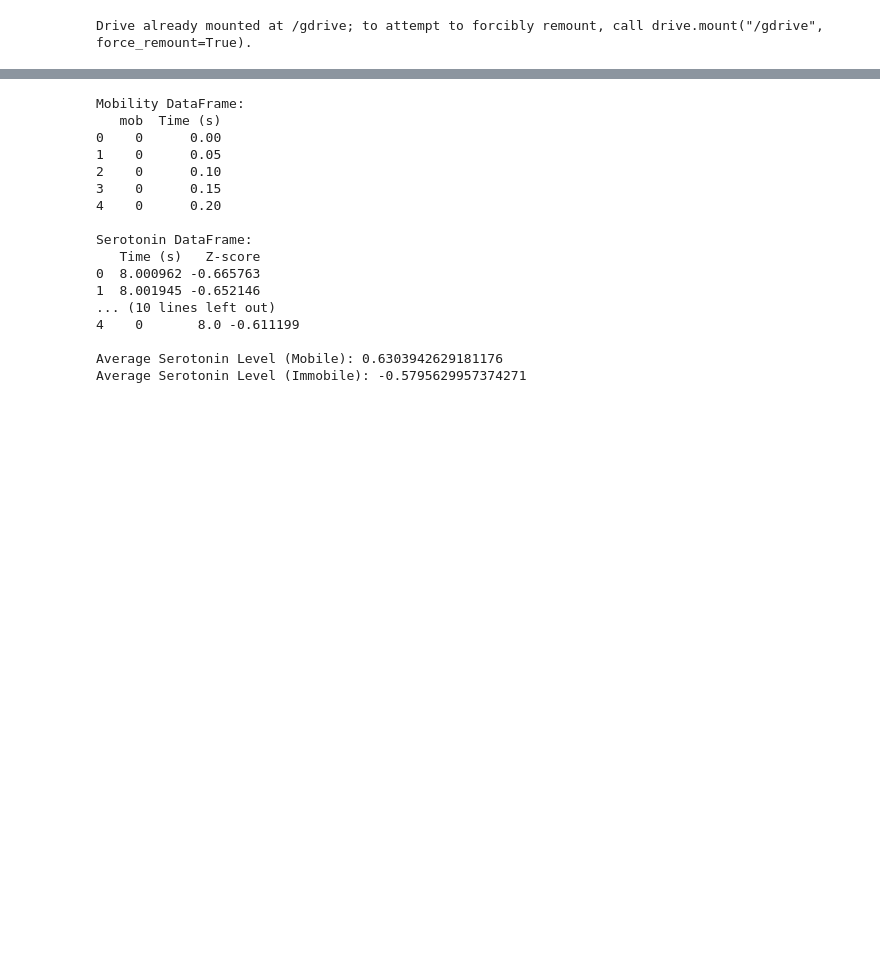
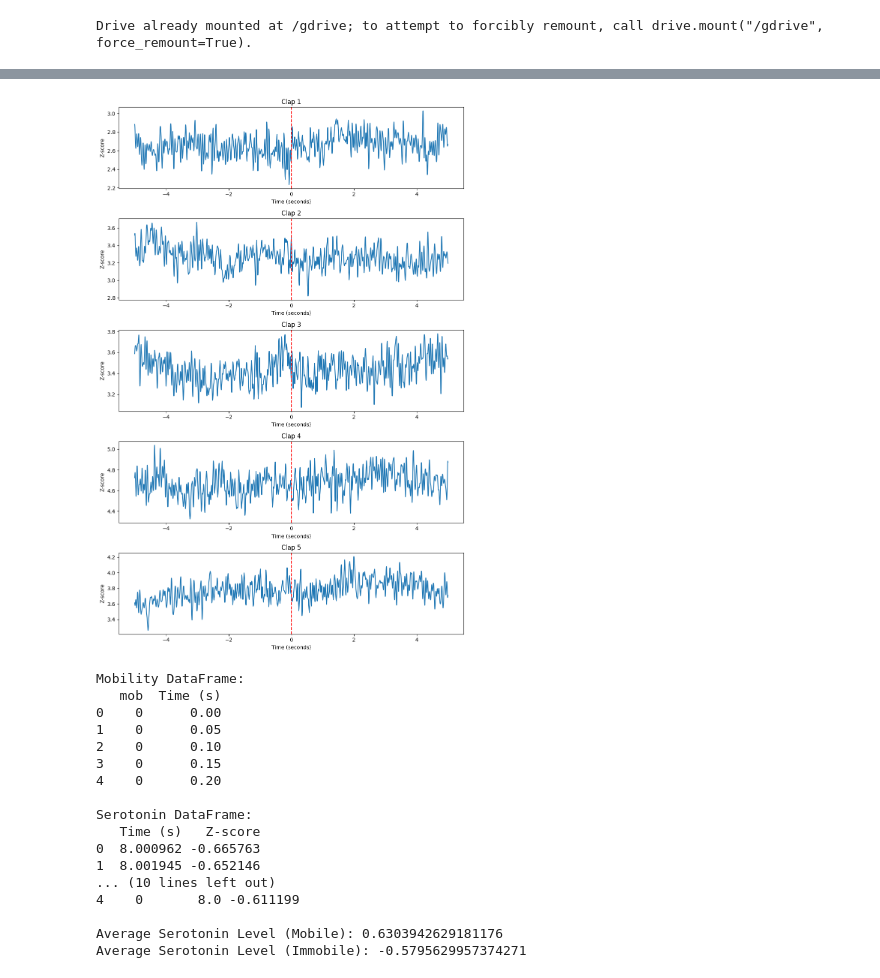
Before and after one commit to GergelyTuri/context-project, a Jupyter notebook: notebooks/pcb_experiments/AT_merged_data_analysis.ipynb, the cells around one changed output, grey strips where cells are left out. Drawn from its saved outputs; the diff is of its cells as text; code cells hidden in the pictures; blank space fills up the shorter version.

```diff
--- a/notebooks/pcb_experiments/AT_merged_data_analysis.ipynb
+++ b/notebooks/pcb_experiments/AT_merged_data_analysis.ipynb
@@ -12,7 +19,7 @@ Drive already mounted at /gdrive; to attempt to forcibly remount, call drive.mou
 # %%
 # Load data from both CSV files
-mob_df = pd.read_csv('/gdrive/Shareddrives/Turi_lab/DeepLabCut/DLC_model_training/fiberphotometry/serotonin_fiberphotometry/mobility.csv')
-serotonin_df = pd.read_csv('/gdrive/Shareddrives/Turi_lab/DeepLabCut/DLC_model_training/fiberphotometry/serotonin_fiberphotometry/serotonin_df.csv')
+mob_df = pd.read_csv('/gdrive/Shareddrives/Turi_lab/DeepLabCut/DLC_model_training/fiberphotometry/serotonin_fiberphotometry/mobility_pcb_nia2.csv')
+serotonin_df = pd.read_csv('/gdrive/Shareddrives/Turi_lab/DeepLabCut/DLC_model_training/fiberphotometry/serotonin_fiberphotometry/serotonin_df_pcb_nia2.csv')
 
 print(mob_df)
 print(serotonin_df)
@@ -114,4 +141,76 @@ Downsampled size: 5077
 [interactive output not drawn]
+# %%
+#zooming in on claps
+
+# Function to convert time to seconds
+def time_to_seconds(time_str):
+    time_obj = datetime.strptime(time_str, '%I:%M:%S%p')
+    return time_obj.hour * 3600 + time_obj.minute * 60 + time_obj.second
+
+# Clap event times
+start_time_seconds = time_to_seconds('9:43:48am')
+clap1_time_seconds = time_to_seconds('10:29:35am')
+clap2_time_seconds = time_to_seconds('10:36:06am')
+clap3_time_seconds = time_to_seconds('10:43:07am')
+clap4_time_seconds = time_to_seconds('10:50:20am')
+clap5_time_seconds = time_to_seconds('10:57:02am')
+
+# Calculate relative times
+clap1_relative_time = clap1_time_seconds - start_time_seconds
+clap2_relative_time = clap2_time_seconds - start_time_seconds
+clap3_relative_time = clap3_time_seconds - start_time_seconds
+clap4_relative_time = clap4_time_seconds - start_time_seconds
+clap5_relative_time = clap5_time_seconds - start_time_seconds
+
+# Function to subset data around clap events
+def subset_data_around_clap(df, clap_time, window=5):
+    return df[(df['Time (s)'] >= clap_time - window) & (df['Time (s)'] <= clap_time + window)]
+
+# Subset data for each clap event
+serotonin_clap1 = subset_data_around_clap(serotonin_df, clap1_relative_time)
+serotonin_clap2 = subset_data_around_clap(serotonin_df, clap2_relative_time)
+serotonin_clap3 = subset_data_around_clap(serotonin_df, clap3_relative_time)
+serotonin_clap4 = subset_data_around_clap(serotonin_df, clap4_relative_time)
+serotonin_clap5 = subset_data_around_clap(serotonin_df, clap5_relative_time)
+
+# Create subplots
+fig, axes = plt.subplots(nrows=5, ncols=1, figsize=(10, 15))
+
+# Plot each subset
+axes[0].plot(serotonin_clap1['Time (s)'] - clap1_relative_time, serotonin_clap1['Z-score'])
+axes[0].axvline(x=0, color='r', linestyle='--')
+axes[0].set_title('Clap 1')
+axes[0].set_xlabel('Time (seconds)')
+axes[0].set_ylabel('Z-score')
+
+axes[1].plot(serotonin_clap2['Time (s)'] - clap2_relative_time, serotonin_clap2['Z-score'])
+axes[1].axvline(x=0, color='r', linestyle='--')
+axes[1].set_title('Clap 2')
+axes[1].set_xlabel('Time (seconds)')
+axes[1].set_ylabel('Z-score')
+
+axes[2].plot(serotonin_clap3['Time (s)'] - clap3_relative_time, serotonin_clap3['Z-score'])
+axes[2].axvline(x=0, color='r', linestyle='--')
+axes[2].set_title('Clap 3')
+axes[2].set_xlabel('Time (seconds)')
+axes[2].set_ylabel('Z-score')
+
+axes[3].plot(serotonin_clap4['Time (s)'] - clap4_relative_time, serotonin_clap4['Z-score'])
+axes[3].axvline(x=0, color='r', linestyle='--')
+axes[3].set_title('Clap 4')
+axes[3].set_xlabel('Time (seconds)')
+axes[3].set_ylabel('Z-score')
+
+axes[4].plot(serotonin_clap5['Time (s)'] - clap5_relative_time, serotonin_clap5['Z-score'])
+axes[4].axvline(x=0, color='r', linestyle='--')
+axes[4].set_title('Clap 5')
+axes[4].set_xlabel('Time (seconds)')
+axes[4].set_ylabel('Z-score')
+
+plt.tight_layout()
+plt.show()
+# %% [output]
+[figure, added]
 # %%
 #average serotonin level mobile vs immobile
 
```
Also changed, not shown: parts of 6 cells of this notebook.
